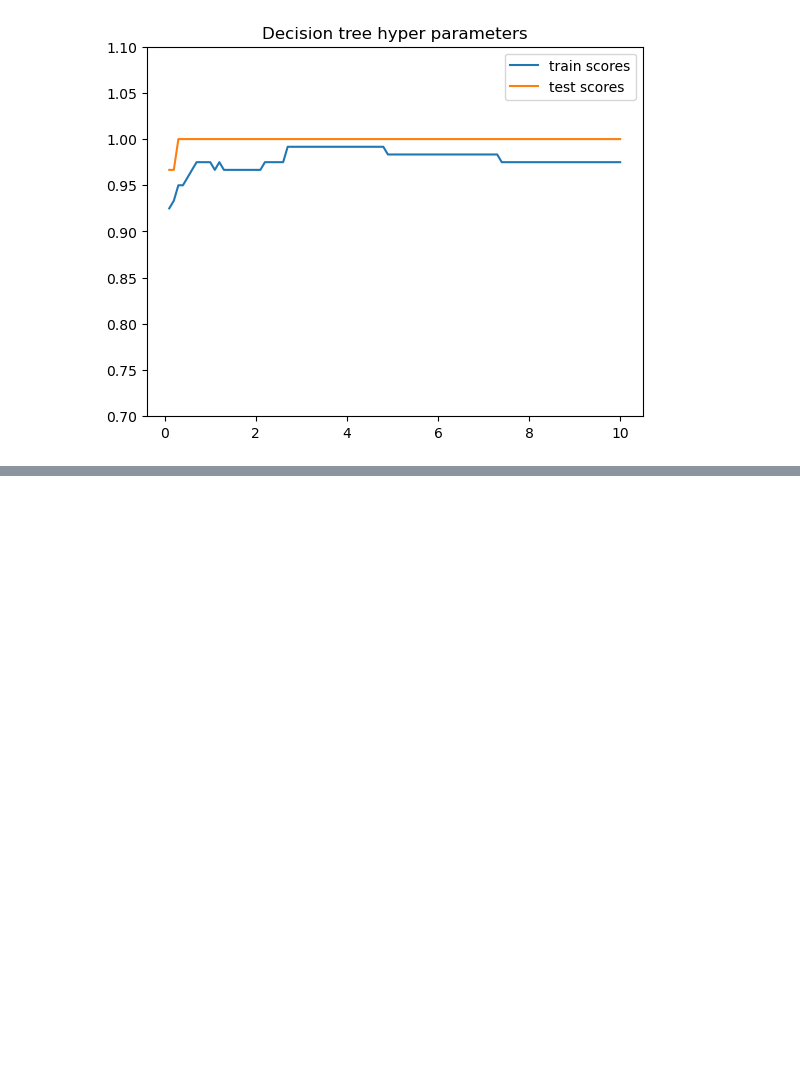
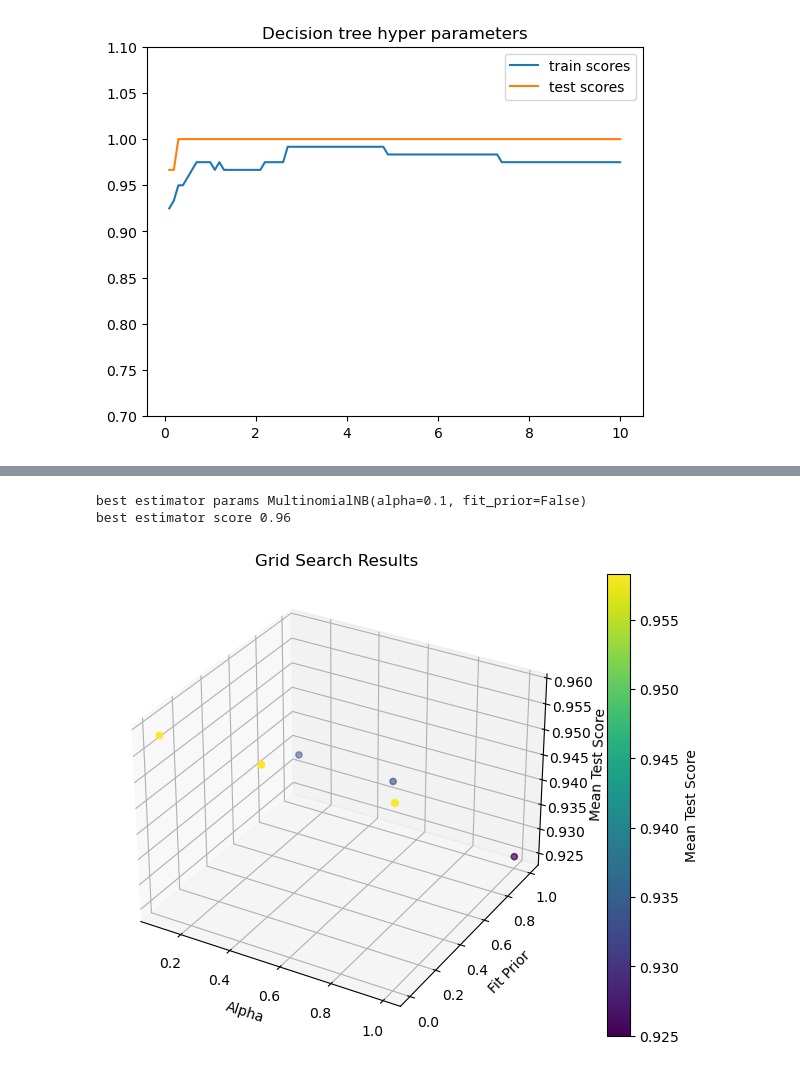
Before and after one commit to ruslooob/ai, a Jupyter notebook: notebooks/second_lab.ipynb, the cells around one changed output, grey strips where cells are left out. Cells and saved outputs as stored; diff of their text form; code cells hidden in the pictures; blank space fills up the shorter version.

```diff
--- a/notebooks/second_lab.ipynb
+++ b/notebooks/second_lab.ipynb
@@ -320,0 +323,4 @@ plt.legend()
+# %%
+ds = load_iris()
+df = pd.DataFrame(ds.data, ds.target, columns=ds.feature_names)
+df.head()
@@ -320,0 +334,39 @@ plt.legend()
+# %%
+x_train, x_test, y_train, y_test = train_test_split(ds.data, ds.target, train_size=0.8, random_state=42)
+# %%
+from sklearn.model_selection import GridSearchCV
+
+param_grid = {
+    'alpha': [0.1, 0.5, 1.0],
+    'fit_prior': [True, False]
+}
+
+nb = MultinomialNB()
+
+cv = GridSearchCV(estimator=nb, param_grid=param_grid, cv=5)
+cv.fit(x_train, y_train)
+print('best estimator params {}'.format(cv.best_estimator_))
+print('best estimator score {:.2f}'.format(cv.best_score_))
+# %% [output]
+best estimator params MultinomialNB(alpha=0.1, fit_prior=False)
+best estimator score 0.96
+# %%
+results = cv.cv_results_
+param_alpha = results['param_alpha']
+param_fit_prior = results['param_fit_prior']
+mean_test_score = results['mean_test_score']
+
+fig = plt.figure(figsize=(10, 6))
+ax = fig.add_subplot(111, projection='3d')
+ax.scatter(param_alpha, param_fit_prior, mean_test_score, c=mean_test_score, cmap='viridis')
+ax.set_xlabel('Alpha')
+ax.set_ylabel('Fit Prior')
+ax.set_zlabel('Mean Test Score')
+ax.set_title('Grid Search Results')
+
+sc = ax.scatter(param_alpha, param_fit_prior, mean_test_score, c=mean_test_score, cmap='viridis')
+fig.colorbar(sc, ax=ax, label='Mean Test Score')
+
+plt.show()
+# %% [output]
+[figure, added]
```
Also changed, not shown: parts of 4 cells of this notebook.
